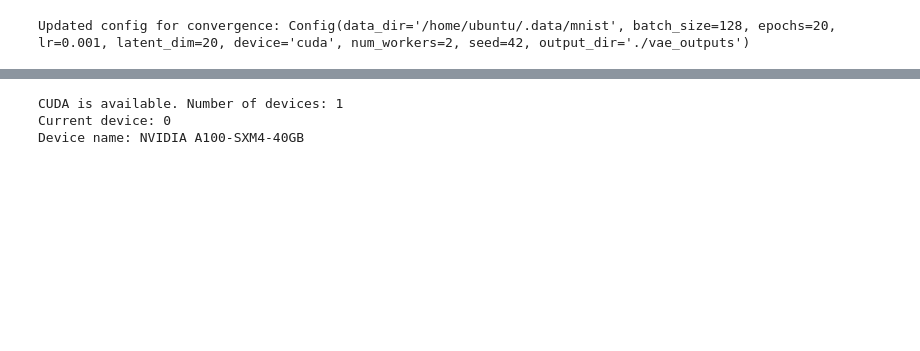
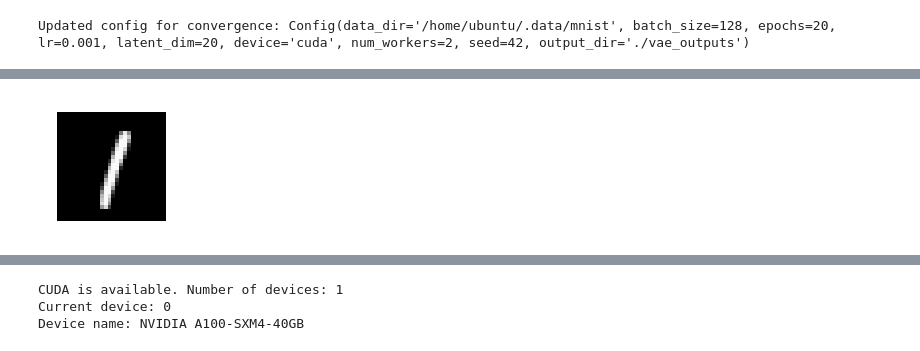
Before and after one commit to tch1001/vae-experiments, a Jupyter notebook: cody-vae.ipynb, the cells around one changed output, grey strips where cells are left out. Saved outputs shown, nothing was run; the diff lists cells and outputs as text; code cells hidden in the pictures; blank space fills up the shorter version.

```diff
--- a/cody-vae.ipynb
+++ b/cody-vae.ipynb
@@ -420,0 +408,95 @@ print("Done")
+# %%
+import matplotlib.pyplot as plt
+import matplotlib.animation as animation
+from torchvision.utils import make_grid
+import numpy as np
+import random
+
+@torch.no_grad()
+def get_digit_latents_multi(digit_list, val_loader, model, device, n_per_digit=5):
+    """Finds up to n_per_digit latent vectors for each digit in digit_list from val_loader."""
+    latents = {d: [] for d in digit_list}
+    for x, y in val_loader:
+        x = x.to(device)
+        y = y.to(device)
+        with torch.no_grad():
+            mu, _ = model.encoder(x)
+        for d in digit_list:
+            idx = (y == d).nonzero(as_tuple=True)[0]
+            for i in idx:
+                if len(latents[d]) < n_per_digit:
+                    latents[d].append(mu[i].unsqueeze(0))
+        # Early exit if all digits have enough latents
+        if all(len(latents[d]) >= n_per_digit for d in digit_list):
+            break
+    # If any digit is missing, fill with random latent(s)
+    for d in digit_list:
+        while len(latents[d]) < n_per_digit:
+            latents[d].append(torch.randn(1, model.latent_dim, device=device))
+    return latents
+
+def animate_latent_traversal(digit_sequence, latents_multi, model, output_path, n_interp=16, duration=100):
+    """Creates an animation interpolating through the given digit_sequence.
+    For each digit, randomly pick a latent from the available ones."""
+    z_list = []
+    for d in digit_sequence:
+        z_list.append(random.choice(latents_multi[d]))
+    frames = []
+    for i in range(len(z_list)-1):
+        z_start = z_list[i]
+        z_end = z_list[i+1]
+        for alpha in np.linspace(0, 1, n_interp):
+            z = (1 - alpha) * z_start + alpha * z_end
+            sample = model.decoder(z)
+            sample = torch.sigmoid(sample) if sample.min() < 0 else sample
+            grid = make_grid(sample, nrow=1, padding=2, normalize=True)
+            img = grid.permute(1,2,0).cpu().numpy()
+            frames.append(img)
+    # Last digit
+    sample = model.decoder(z_list[-1])
+    sample = torch.sigmoid(sample) if sample.min() < 0 else sample
+    grid = make_grid(sample, nrow=1, padding=2, normalize=True)
+    img = grid.permute(1,2,0).cpu().numpy()
+    frames.append(img)
+
+    fig = plt.figure(figsize=(2,2))
+    plt.axis('off')
+    im = plt.imshow(frames[0], animated=True)
+
+    def updatefig(i):
+        im.set_array(frames[i])
+        return [im]
+
+    ani = animation.FuncAnimation(fig, updatefig, frames=len(frames), interval=duration, blit=True)
+    ani.save(output_path, writer='pillow')
+    plt.close(fig)
+
+# --- Prepare digit sequences ---
+# Digits 1 to 9
+digits_1_to_9 = list(range(1, 10))
+
+# First 30 digits of pi (excluding the initial '3')
+pi_digits_str = "141592653589793238462643383279"
+pi_digits = [int(d) for d in pi_digits_str]
+
+# --- Get multiple latents for all needed digits ---
+all_needed_digits = set(digits_1_to_9) | set(pi_digits)
+latents_multi = get_digit_latents_multi(list(all_needed_digits), val_loader, model, cfg.device, n_per_digit=5)
+
+# --- Animate 1 to 9 ---
+output_path_1to9 = os.path.join(cfg.output_dir, "anim_1_to_9.gif")
+animate_latent_traversal(digits_1_to_9, latents_multi, model, output_path_1to9, n_interp=16, duration=100)
+print(f"Saved animation: {output_path_1to9}")
+
+# --- Animate pi digits ---
+output_path_pi = os.path.join(cfg.output_dir, "anim_pi_digits.gif")
+animate_latent_traversal(pi_digits, latents_multi, model, output_path_pi, n_interp=8, duration=80)
+print(f"Saved animation: {output_path_pi}")
+
+# Optionally, display the animations in notebook
+from IPython.display import Image, display
+if os.path.exists(output_path_1to9):
+    display(Image(filename=output_path_1to9))
+if os.path.exists(output_path_pi):
+    display(Image(filename=output_path_pi))
+# %% [output]
@@ -420,0 +505 @@ print("Done")
+[figure, added]
```
Also changed, not shown: parts of 6 cells of this notebook, 45 other files.
